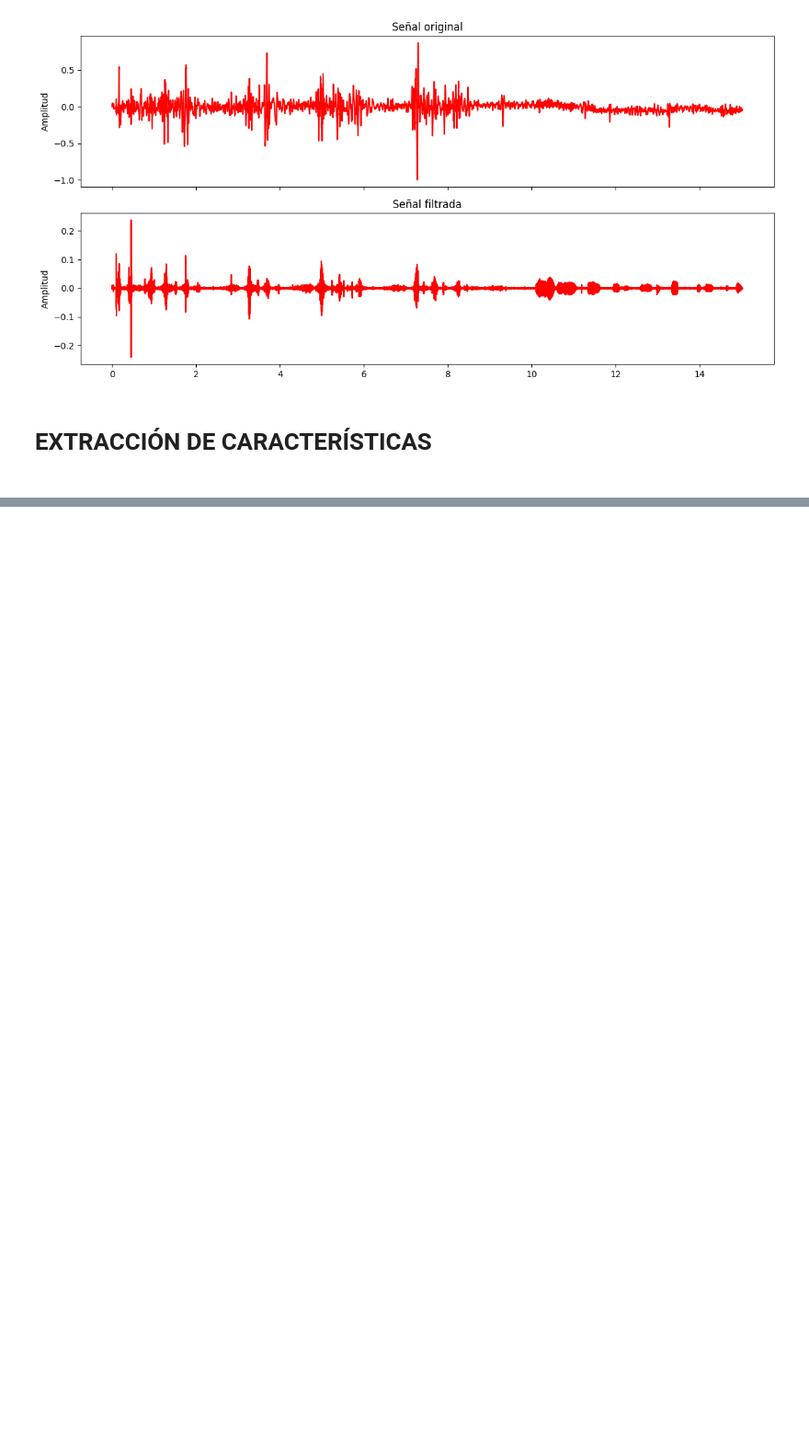
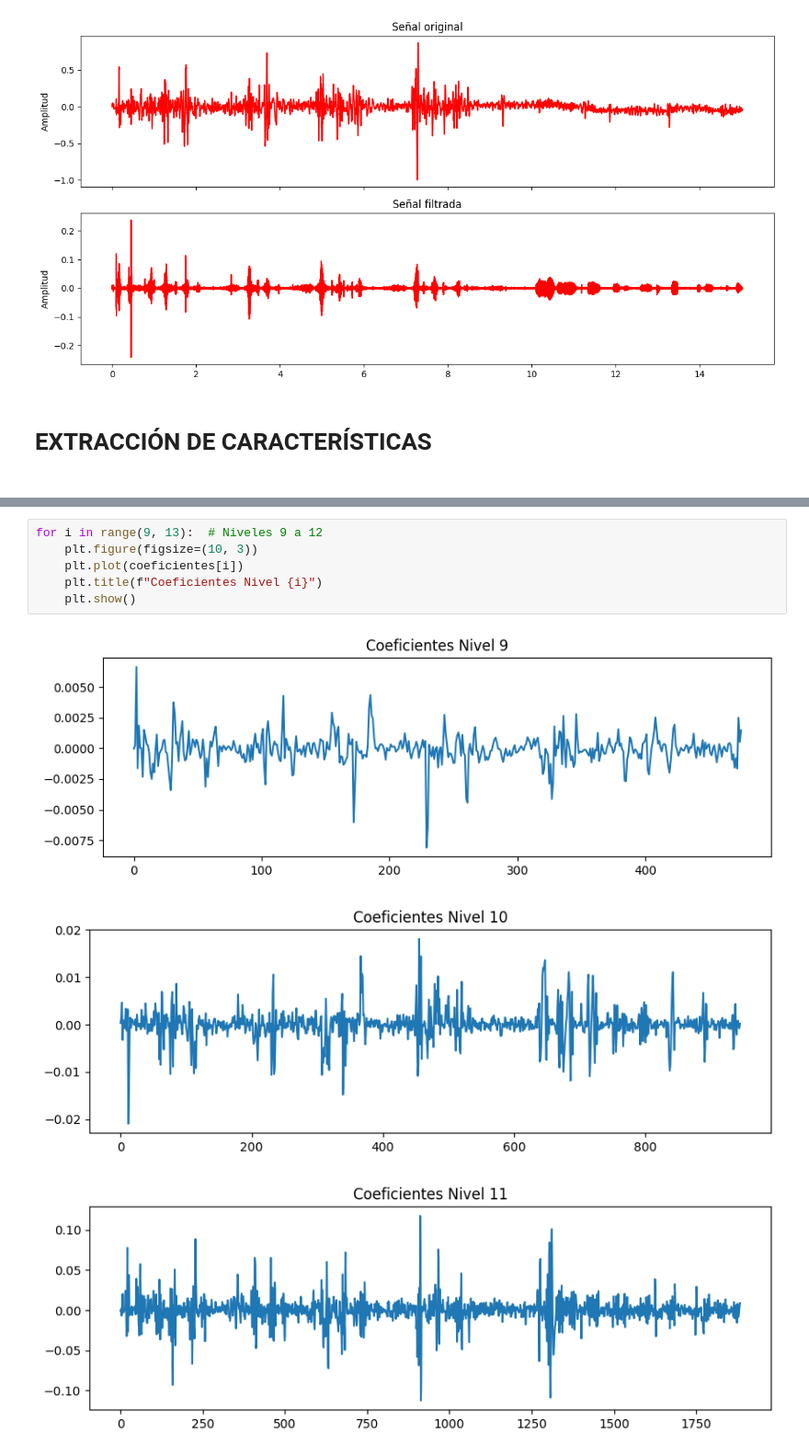
Before and after one commit to jhoser01/Respiratory-Disease-Detection-from-Audio-Signals-Using-Machine-Learning, a Jupyter notebook: pruebas.ipynb, the cells around one changed output, grey strips where cells are left out. Shown at 92% size. Drawn from its saved outputs; the diff is of its cells as text; blank space fills up the shorter version.

```diff
--- a/pruebas.ipynb
+++ b/pruebas.ipynb
@@ -144,0 +331,10 @@ plt.show()
+# %%
+for i in range(9, 13):  # Niveles 9 a 12
+    plt.figure(figsize=(10, 3))
+    plt.plot(coeficientes[i])
+    plt.title(f"Coeficientes Nivel {i}")
+    plt.show()
+# %% [output]
+[figure, added]
+[figure, added]
+[figure, added]
```
Also changed, not shown: parts of 19 cells of this notebook, 1 other file.
